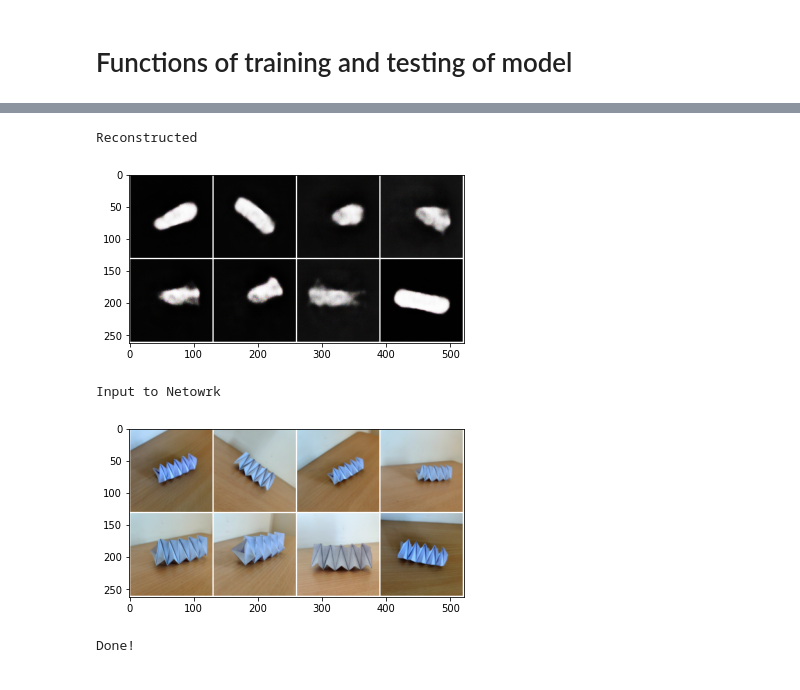
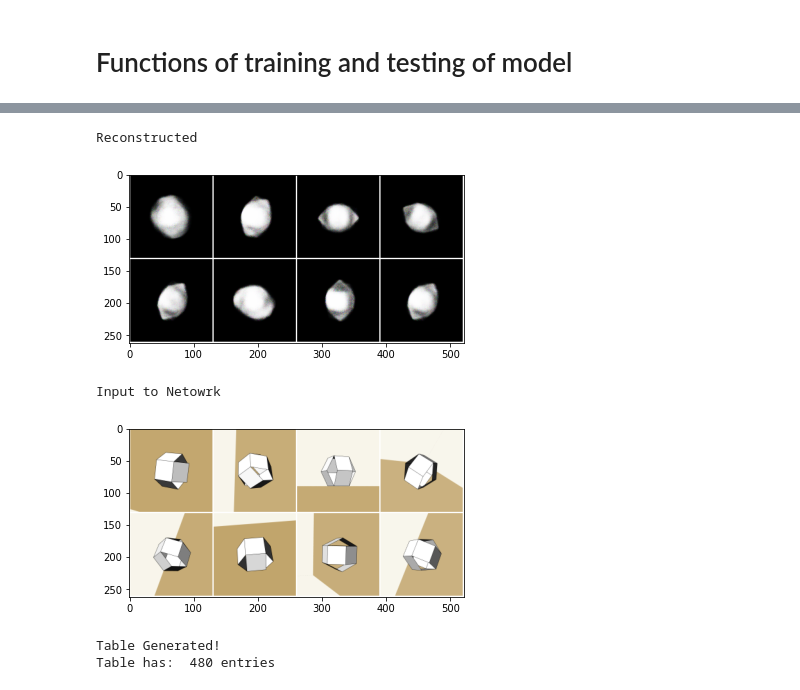
Before and after one commit to take2rohit/scoop_net, a Jupyter notebook: colab_denoising_ae.ipynb, the cells around one changed output, grey strips where cells are left out. Saved outputs shown, nothing was run; the diff lists cells and outputs as text; code cells hidden in the pictures.

Commit message:
directrory creator and save results added

```diff
--- a/colab_denoising_ae.ipynb
+++ b/colab_denoising_ae.ipynb
@@ -108,6 +131,8 @@ Output of network (To be verified with)
 # Functions of training and testing of model
 # %%
 def train(model, device, train_loader, optimizer, epoch,log_interval=20):
+    global store_train_loss
+
     model.train()
     l2 = nn.MSELoss()
     for batch_idx, sample in enumerate(train_loader):
@@ -120,13 +145,16 @@ def train(model, device, train_loader, optimizer, epoch,log_interval=20):
         optimizer.step()
         if batch_idx % log_interval == 0:
             print('Train Epoch: {} \tLoss: {:.6f}'.format(epoch,loss.item()))
+    store_train_loss.append([epoch,loss.item()])
     scheduler.step()
 
 def test(model, device, test_loader,save_img=False,ep=None,save_folder=None):
     model.eval()
+    global store_test_loss
     l2 = nn.MSELoss()
     test_loss = 0
     correct = 0
+
     with torch.no_grad():
         for c, sample in enumerate(test_loader):
             data, target = sample['augmented'],sample['original']
@@ -136,7 +164,7 @@ def test(model, device, test_loader,save_img=False,ep=None,save_folder=None):
     test_loss /= max(1,c)
 
     print('\nTest set: Average loss: {:.4f}\n'.format(test_loss))
-
+    store_test_loss.append([ep,(test_loss).item()])
     if save_img:
         kwargs =  {'nrow':4, "padding":2, "pad_value":1}
         images_show = 8
@@ -147,3 +175,12 @@ def test(model, device, test_loader,save_img=False,ep=None,save_folder=None):
         cat = torch.cat((op,tar),dim=0)
         torchvision.utils.save_image(cat, os.path.join(save_folder, f'{ep}_in.png'),**kwargs)
         print('image saved')
+
+def loss_plotter(store_train_loss, store_test_loss, epoch, location):
+    store_train_loss= np.array(store_train_loss)
+    store_test_loss= np.array(store_test_loss)
+    plt.plot(store_train_loss[:,0], store_train_loss[:,1], label='Train Loss')
+    plt.plot(store_test_loss[:,0], store_test_loss[:,1], label='Test Loss')
+    plt.savefig(os.path.join(location,'plots',f'plot_{epoch}.png'))
+    plt.legend()
+    plt.show()
@@ -247,27 +408,40 @@ def most_similar_result(table, real_img_enc,viewer=False):
 # %%
-origami_test_dir = "/content/MarowDataset/Test"
+origami_validate_dir = "/content/Origami-Dataset/HapticOrigami/Fold_0.7/Input"
+
+## Loading and inferening model
+root = '/content/drive/My Drive/RohitEeChianNUSTeleinternGamitrack/denoising_ae_colab/haptic_5'
+save_model_name = "fold_5.pt"
+
 val_batch_size = 10
-
 use_cuda = torch.cuda.is_available()
 kwargs = {'num_workers': 1, 'pin_memory': True} if use_cuda else {}
 
 trns = transforms.Compose([ResizeValidate((128,128)), NormalizeValidate(),ToTensorValidate() ])
-validator = ValidationGenerate(root_dir=origami_test_dir, transform=trns)
+validator = ValidationGenerate(root_dir=origami_validate_dir, transform=trns)
 val_loader = DataLoader(validator, batch_size=val_batch_size,
                             shuffle=True,**kwargs)
 
-saved_pth = '/content/drive/My Drive/projects/origami/AE.pt'
+
+saved_model_pth = os.path.join(root,save_model_name)
+if not os.path.exists(saved_model_pth):
+    print('saved file not found!')
+
+val_img_save_folder = os.path.join(os.path.join(root,'validation_results'))
+if not os.path.exists(val_img_save_folder):
+    os.mkdir(val_img_save_folder)
 
 model = AugmentedAutoencoder().to(device)
-model.load_state_dict(torch.load(saved_pth))
+# summary(model,(3,128,128))
+model.load_state_dict(torch.load(saved_model_pth))
 sample, output, encodings = cross_validation(model, device, val_loader,
-                                             save_folder = '/content/drive/My Drive/projects/origami/validation_results')
+                                             save_folder = val_img_save_folder)
+table = generate_encoding_table(model, device, train_loader)
+
+print('Table has: ', len(table.keys()), 'entries')
 # %% [output]
 Reconstructed
-[figure, old version]
+[figure, new version]
 Input to Netowrk
-[figure, old version]
+[figure, new version]
+Table Generated!
+Table has:  480 entries
-# %%
-table = generate_encoding_table(model, device, train_loader)
-# %% [output]
-Done!
```
Also changed, not shown: parts of 17 cells of this notebook.
